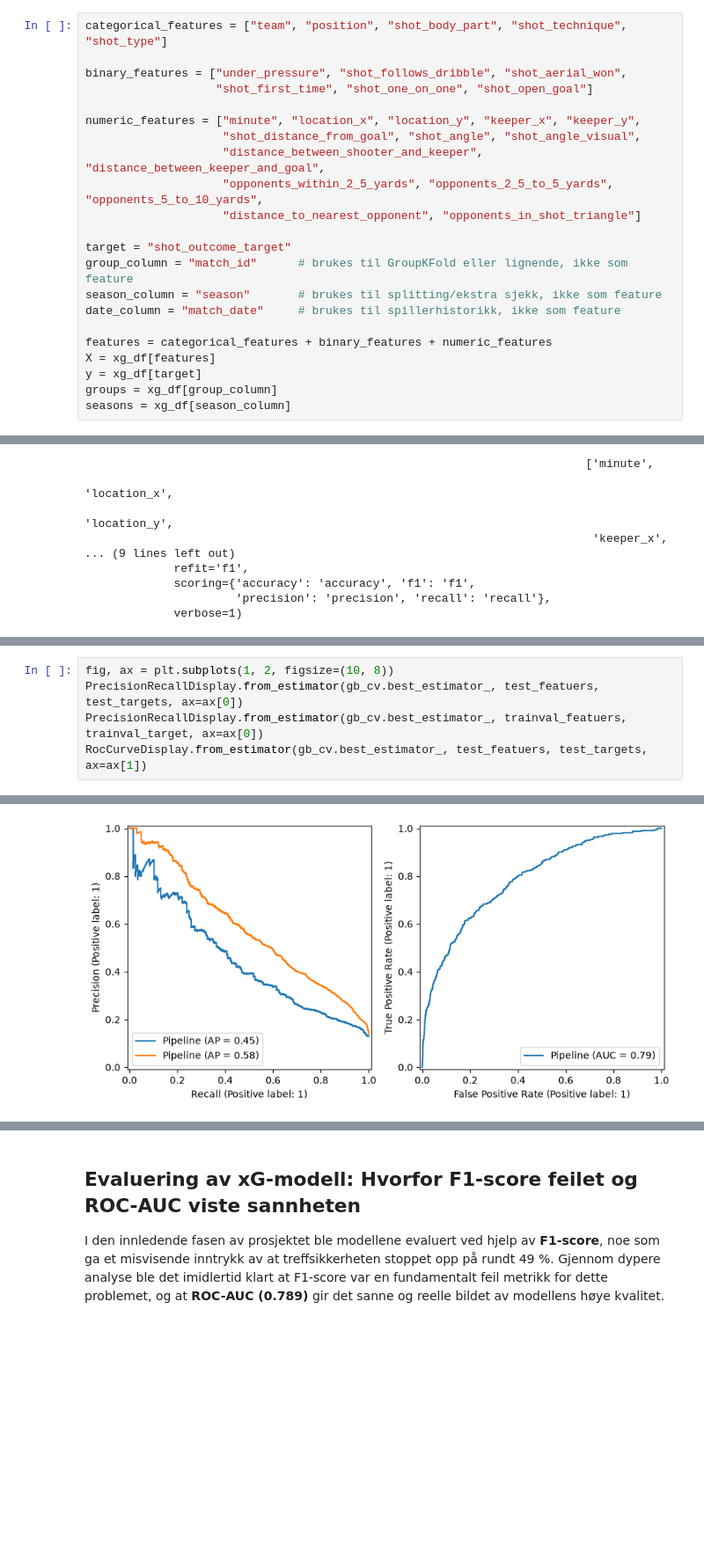
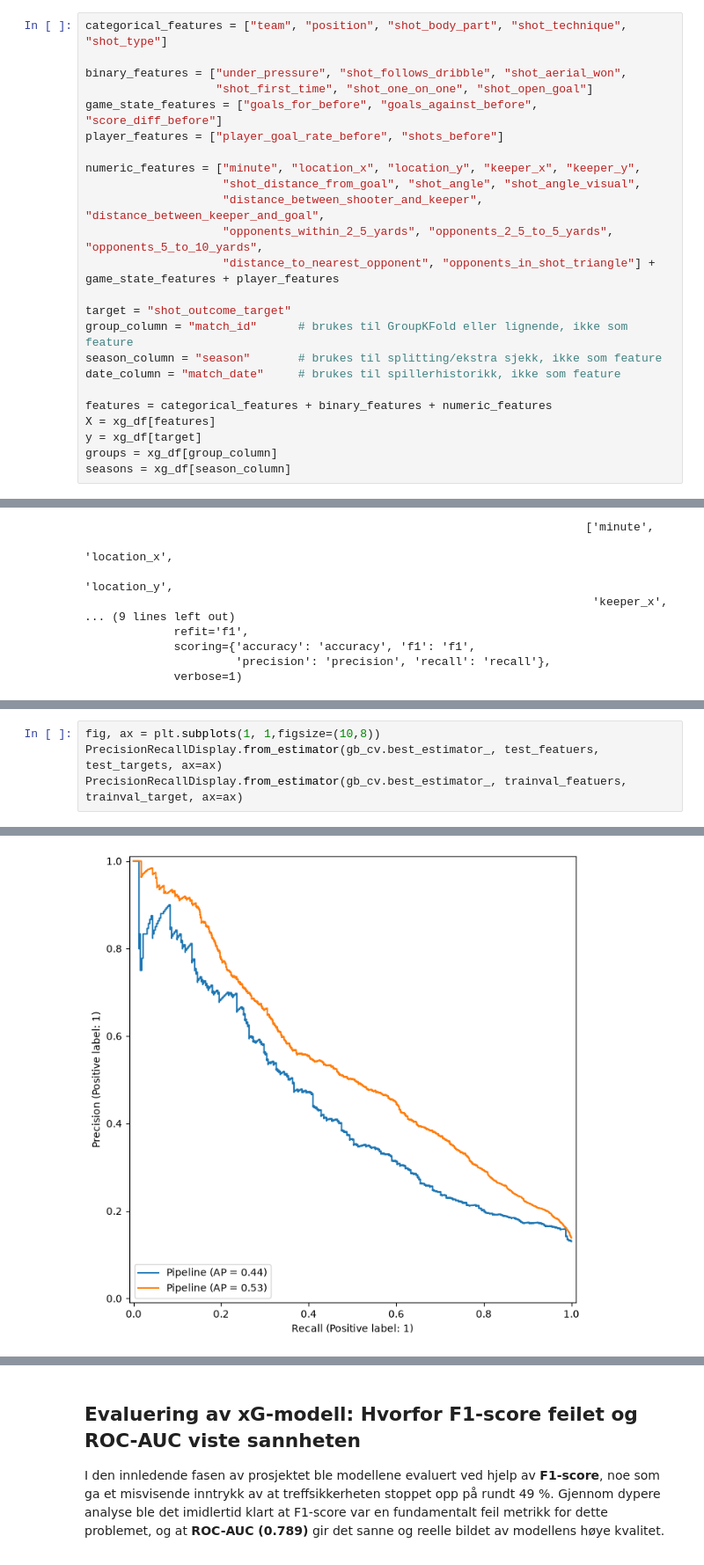
Before and after one commit to Daniel11098/football-predictions, a Jupyter notebook: Mandtory3/footballPredictionBestModel.ipynb, the cells around one changed output, grey strips where cells are left out. Shown at 88% size. Drawn from its saved outputs; the diff is of its cells as text; blank space fills up the shorter version.

```diff
--- a/Mandtory3/footballPredictionBestModel.ipynb
+++ b/Mandtory3/footballPredictionBestModel.ipynb
@@ -51,12 +51,14 @@ categorical_features = ["team", "position", "shot_body_part", "shot_technique",
 
 binary_features = ["under_pressure", "shot_follows_dribble", "shot_aerial_won",
                    "shot_first_time", "shot_one_on_one", "shot_open_goal"]
+game_state_features = ["goals_for_before", "goals_against_before", "score_diff_before"]
+player_features = ["player_goal_rate_before", "shots_before"]
 
 numeric_features = ["minute", "location_x", "location_y", "keeper_x", "keeper_y",
                     "shot_distance_from_goal", "shot_angle", "shot_angle_visual",
                     "distance_between_shooter_and_keeper", "distance_between_keeper_and_goal",
                     "opponents_within_2_5_yards", "opponents_2_5_to_5_yards", "opponents_5_to_10_yards",
-                    "distance_to_nearest_opponent", "opponents_in_shot_triangle"]
+                    "distance_to_nearest_opponent", "opponents_in_shot_triangle"] + game_state_features + player_features
 
 target = "shot_outcome_target"
 group_column = "match_id"      # brukes til GroupKFold eller lignende, ikke som feature
@@ -233,6 +249,5 @@ Gradient Boosting--1143: beste score = 0.4955
 # %%
-fig, ax = plt.subplots(1, 2, figsize=(10, 8))
-PrecisionRecallDisplay.from_estimator(gb_cv.best_estimator_, test_featuers, test_targets, ax=ax[0])
-PrecisionRecallDisplay.from_estimator(gb_cv.best_estimator_, trainval_featuers, trainval_target, ax=ax[0])
-RocCurveDisplay.from_estimator(gb_cv.best_estimator_, test_featuers, test_targets, ax=ax[1])
+fig, ax = plt.subplots(1, 1,figsize=(10,8))
+PrecisionRecallDisplay.from_estimator(gb_cv.best_estimator_, test_featuers, test_targets, ax=ax)
+PrecisionRecallDisplay.from_estimator(gb_cv.best_estimator_, trainval_featuers, trainval_target, ax=ax)
 # %% [output]
@@ -240 +255 @@ RocCurveDisplay.from_estimator(gb_cv.best_estimator_, test_featuers, test_target
-[figure, old version]
+[figure, new version]
```
Also changed, not shown: parts of 30 cells of this notebook, 19 other files.
